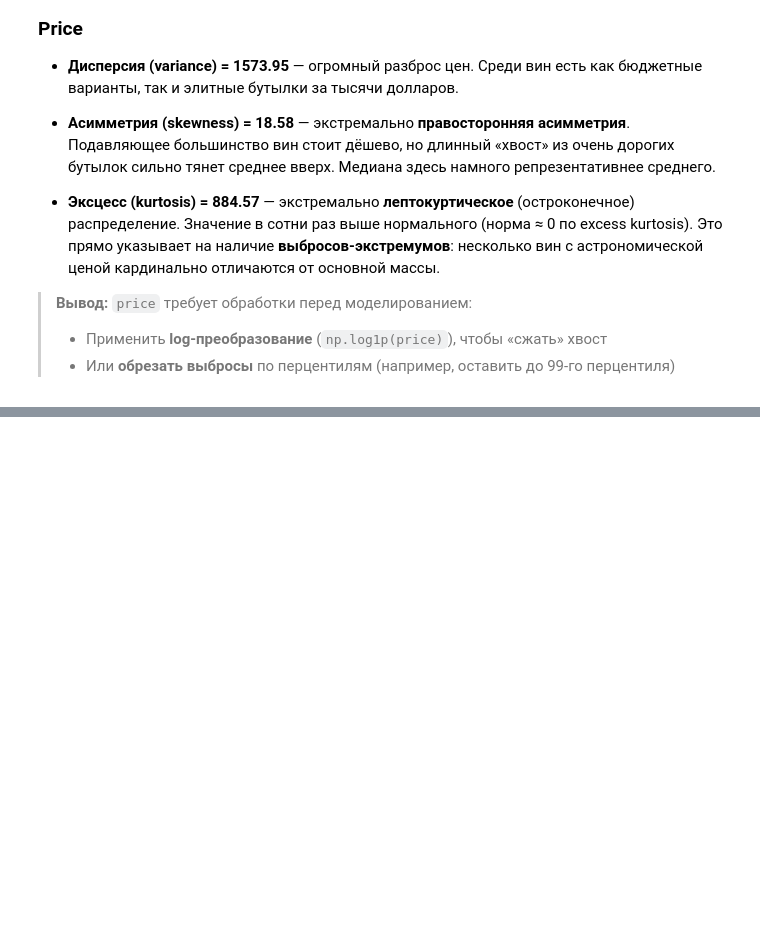
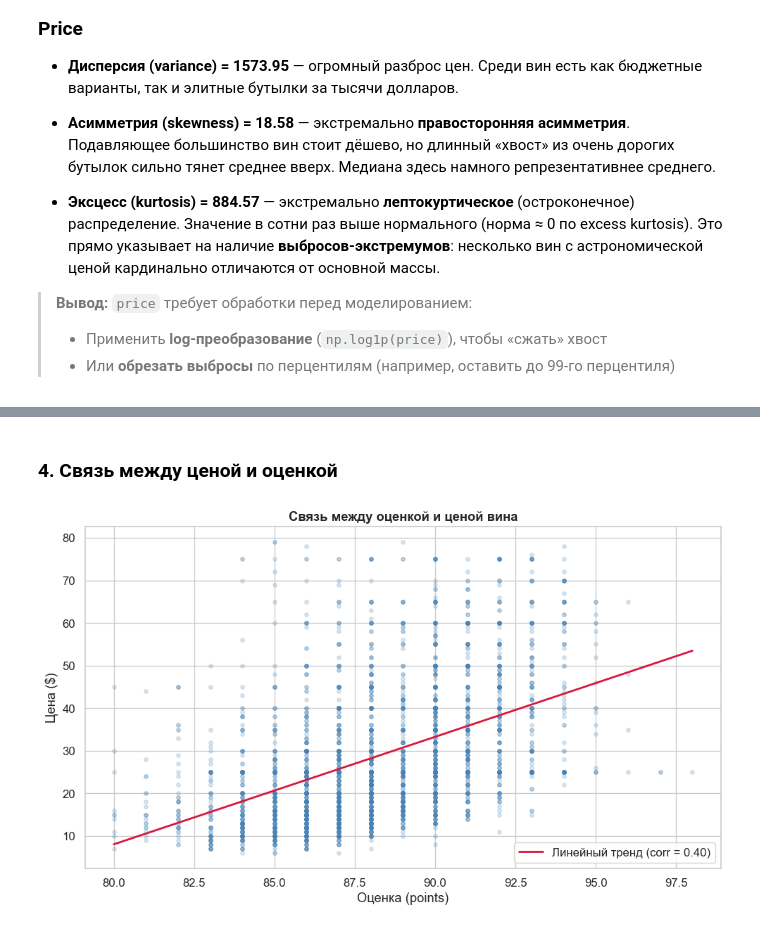
Before and after one commit to EcLerk/ml-course-homeworks, a Jupyter notebook: hw02_eda/hw02_eda.ipynb, the cells around one changed output, grey strips where cells are left out. Saved outputs shown, nothing was run; the diff lists cells and outputs as text; code cells hidden in the pictures; blank space fills up the shorter version.

```diff
--- a/hw02_eda/hw02_eda.ipynb
+++ b/hw02_eda/hw02_eda.ipynb
@@ -277,0 +456,21 @@ display(stats)
+# %% [markdown]
+### 4. Связь между ценой и оценкой
+# %%
+sample = df_viz.sample(3000, random_state=42)
+
+fig, ax = plt.subplots(figsize=(10, 6))
+ax.scatter(sample['points'], sample['price'], alpha=0.2, s=15, color='steelblue')
+
+m, b = np.polyfit(sample['points'], sample['price'], 1)
+x_line = np.linspace(sample['points'].min(), sample['points'].max(), 100)
+ax.plot(x_line, m * x_line + b, color='crimson', linewidth=2,
+        label=f'Линейный тренд (corr = {wine_df["price"].corr(wine_df["points"]):.2f})')
+
+ax.set_xlabel('Оценка (points)')
+ax.set_ylabel('Цена ($)')
+ax.set_title('Связь между оценкой и ценой вина', fontweight='bold')
+ax.legend()
+plt.tight_layout()
+plt.show()
+# %% [output]
+[figure, added]
```
Also changed, not shown: parts of 24 cells of this notebook, 2 other files.
